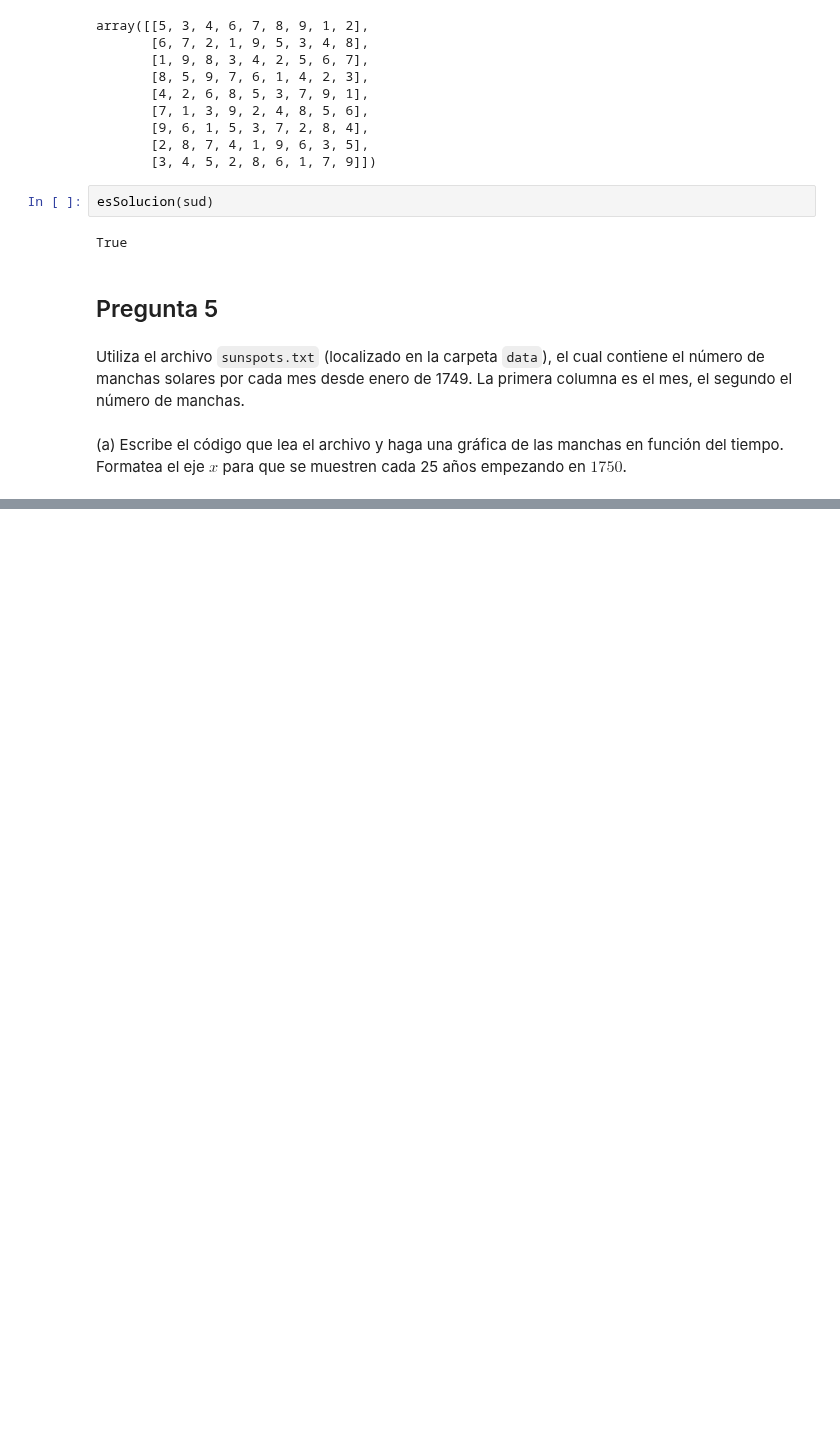
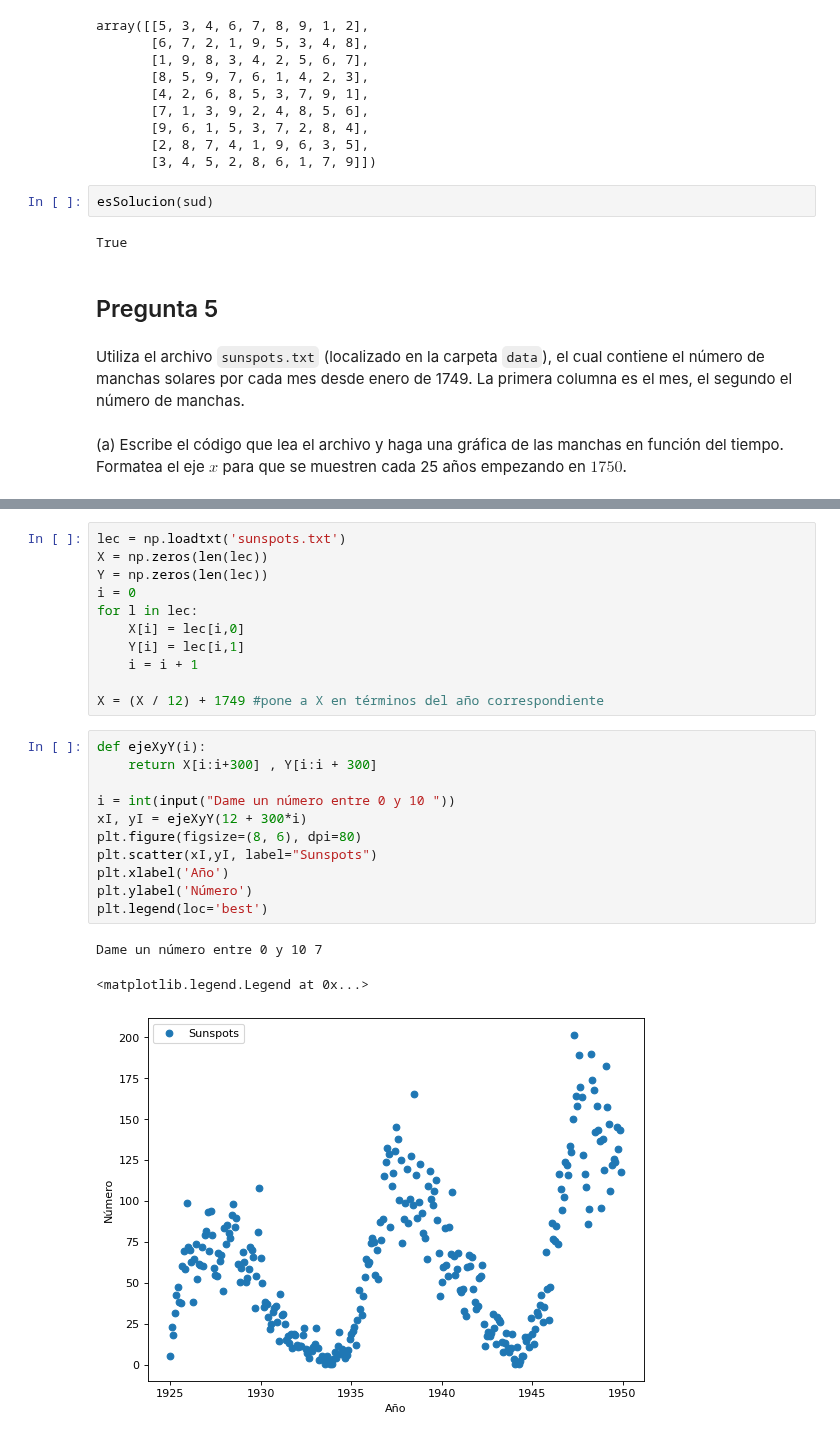
Before and after one commit to jesusigarmor/Matematicas-computacionales-fall2020, a Jupyter notebook: alumnos/dianaespinosar/Numpy_tarea.ipynb, the cells around one changed output, grey strips where cells are left out. Saved outputs shown, nothing was run; the diff lists cells and outputs as text; blank space fills up the shorter version.

```diff
--- a/alumnos/dianaespinosar/Numpy_tarea.ipynb
+++ b/alumnos/dianaespinosar/Numpy_tarea.ipynb
@@ -318,0 +326,26 @@ Utiliza el archivo `sunspots.txt` (localizado en la carpeta `data`), el cual con
+# %%
+lec = np.loadtxt('sunspots.txt')
+X = np.zeros(len(lec))
+Y = np.zeros(len(lec))
+i = 0
+for l in lec:
+    X[i] = lec[i,0]
+    Y[i] = lec[i,1]
+    i = i + 1
+
+X = (X / 12) + 1749 #pone a X en términos del año correspondiente
+# %%
+def ejeXyY(i):
+    return X[i:i+300] , Y[i:i + 300]
+
+i = int(input("Dame un número entre 0 y 10 "))
+xI, yI = ejeXyY(12 + 300*i)
+plt.figure(figsize=(8, 6), dpi=80)
+plt.scatter(xI,yI, label="Sunspots")
+plt.xlabel('Año')
+plt.ylabel('Número')
+plt.legend(loc='best')
+# %% [output]
+Dame un número entre 0 y 10 7
+<matplotlib.legend.Legend at 0x...>
+[figure, added]
```
Also changed, not shown: parts of 10 cells of this notebook, 3 other files.
